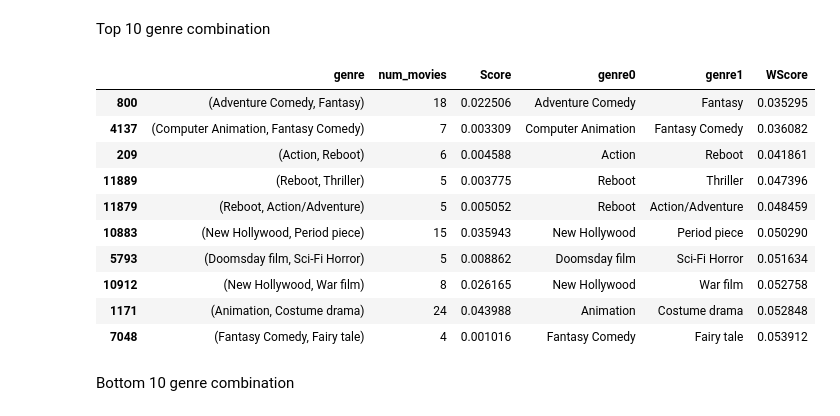
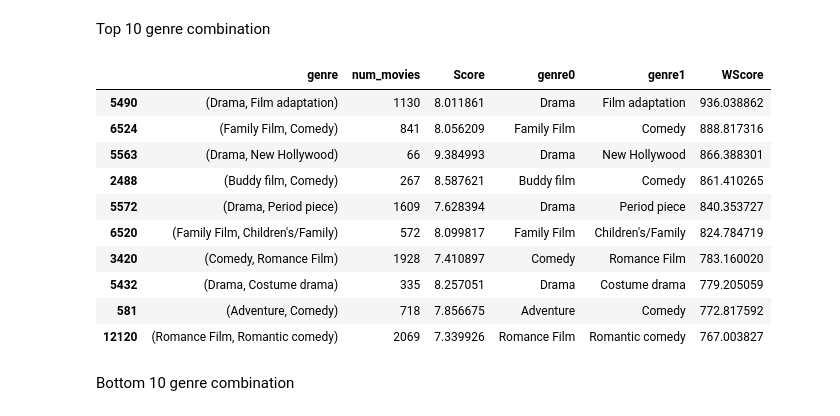
Before and after one commit to epfl-ada/ada-2022-project-theadaholics, a Jupyter notebook: main.ipynb, the cells around one changed output. Cells and saved outputs as stored; diff of their text form; code cells hidden in the pictures.

```diff
--- a/main.ipynb
+++ b/main.ipynb
@@ -1137,49 +1142,12 @@ where:
 def weighted_rating(df, column_score, column_nmb_movies, new_column): # Alternative VERSION
     R = df[column_score]
     v = df[column_nmb_movies]
-    nmb_votes = df[column_nmb_movies].sum()
-    WR = R*v / nmb_votes
+    m = df[column_nmb_movies].sum()
+
+    WR = R**4 * (v/m)**0.25
 
     df[new_column] = WR # Update score column
     return df
-# %%
-def weighted_rating(df, column_score, column_nmb_movies, new_column):
-    R = df[column_score]
-    v = df[column_nmb_movies]
-    m = df[column_nmb_movies].min()
-    C = df[column_score].mean()
-    WR = (1/v) * R + (1/(v**2)) * C
-    WR = WR / WR.min() # Trick to have scores starting at 1
-    df[new_column] = WR # Update score column
-    return df
-# %%
-def weighted_rating(df, column_score, column_nmb_movies, new_column):
-    R = df[column_score]
-    v = df[column_nmb_movies]
-    m = df[column_nmb_movies].min()
-    C = df[column_score].mean()
-    WR = (v/(v+m)) * R + (m/(v+m)) * C
-    #WR = WR / WR.min() # Trick to have scores starting at 1
-    df[new_column] = WR # Update score column
-    return df
-# %%
-def weighted_rating(df, column_score, column_nmb_movies, new_column):
-    # weighted score = (mean score of feature i / mean score of all features) * (number of movies with feature i / total number of movies with score i)
-    R = df[column_score].values
-    v = df[column_nmb_movies].values
-    m = df[column_nmb_movies].sum()
-    C = df[column_score].mean()
-    df['Score_rounded'] = df[column_score].round(decimals=1)
-    gp = df.groupby('Score_rounded').sum()
-    k = gp.loc[df.Score_rounded,'num_movies'].values # number of movies with score i
-
-    WR = R/C * v/k
-    #WR = WR / WR.min() # Trick to have scores starting at 1
-    df[new_column] = WR # Update score column
-
-    df.drop('Score_rounded',axis=1,inplace=True)
-    del gp
-    return df
 # %% [markdown]
 #### Added value of actor pairs
 # %%
@@ -1404,20 +1347,20 @@ genre_score.head(10)
 # %% [markdown]
 Top 10 genre combination
 # %%
-genre_pairs_score.sort_values(by='WScore',inplace=True)
+genre_pairs_score.sort_values(by='WScore',inplace=True, ascending=False)
 genre_pairs_score.head(10)
 # %% [output]
 |  | genre | num_movies | Score | genre0 | genre1 | WScore |
-| 800 | (Adventure Comedy, Fantasy) | 18 | 0.022506 | Adventure Comedy | Fantasy | 0.035295 |
-| 4137 | (Computer Animation, Fantasy Comedy) | 7 | 0.003309 | Computer Animation | Fantasy Comedy | 0.036082 |
-| 209 | (Action, Reboot) | 6 | 0.004588 | Action | Reboot | 0.041861 |
-| 11889 | (Reboot, Thriller) | 5 | 0.003775 | Reboot | Thriller | 0.047396 |
-| 11879 | (Reboot, Action/Adventure) | 5 | 0.005052 | Reboot | Action/Adventure | 0.048459 |
-| 10883 | (New Hollywood, Period piece) | 15 | 0.035943 | New Hollywood | Period piece | 0.050290 |
-| 5793 | (Doomsday film, Sci-Fi Horror) | 5 | 0.008862 | Doomsday film | Sci-Fi Horror | 0.051634 |
-| 10912 | (New Hollywood, War film) | 8 | 0.026165 | New Hollywood | War film | 0.052758 |
-| 1171 | (Animation, Costume drama) | 24 | 0.043988 | Animation | Costume drama | 0.052848 |
-| 7048 | (Fantasy Comedy, Fairy tale) | 4 | 0.001016 | Fantasy Comedy | Fairy tale | 0.053912 |
+| 5490 | (Drama, Film adaptation) | 1130 | 8.011861 | Drama | Film adaptation | 936.038862 |
+| 6524 | (Family Film, Comedy) | 841 | 8.056209 | Family Film | Comedy | 888.817316 |
+| 5563 | (Drama, New Hollywood) | 66 | 9.384993 | Drama | New Hollywood | 866.388301 |
+| 2488 | (Buddy film, Comedy) | 267 | 8.587621 | Buddy film | Comedy | 861.410265 |
+| 5572 | (Drama, Period piece) | 1609 | 7.628394 | Drama | Period piece | 840.353727 |
+| 6520 | (Family Film, Children's/Family) | 572 | 8.099817 | Family Film | Children's/Family | 824.784719 |
+| 3420 | (Comedy, Romance Film) | 1928 | 7.410897 | Comedy | Romance Film | 783.160020 |
+| 5432 | (Drama, Costume drama) | 335 | 8.257051 | Drama | Costume drama | 779.205059 |
+| 581 | (Adventure, Comedy) | 718 | 7.856675 | Adventure | Comedy | 772.817592 |
+| 12120 | (Romance Film, Romantic comedy) | 2069 | 7.339926 | Romance Film | Romantic comedy | 767.003827 |
 # %% [markdown]
 Bottom 10 genre combination
 # %%
```
Also changed, not shown: parts of 23 cells of this notebook, 2 other files.
